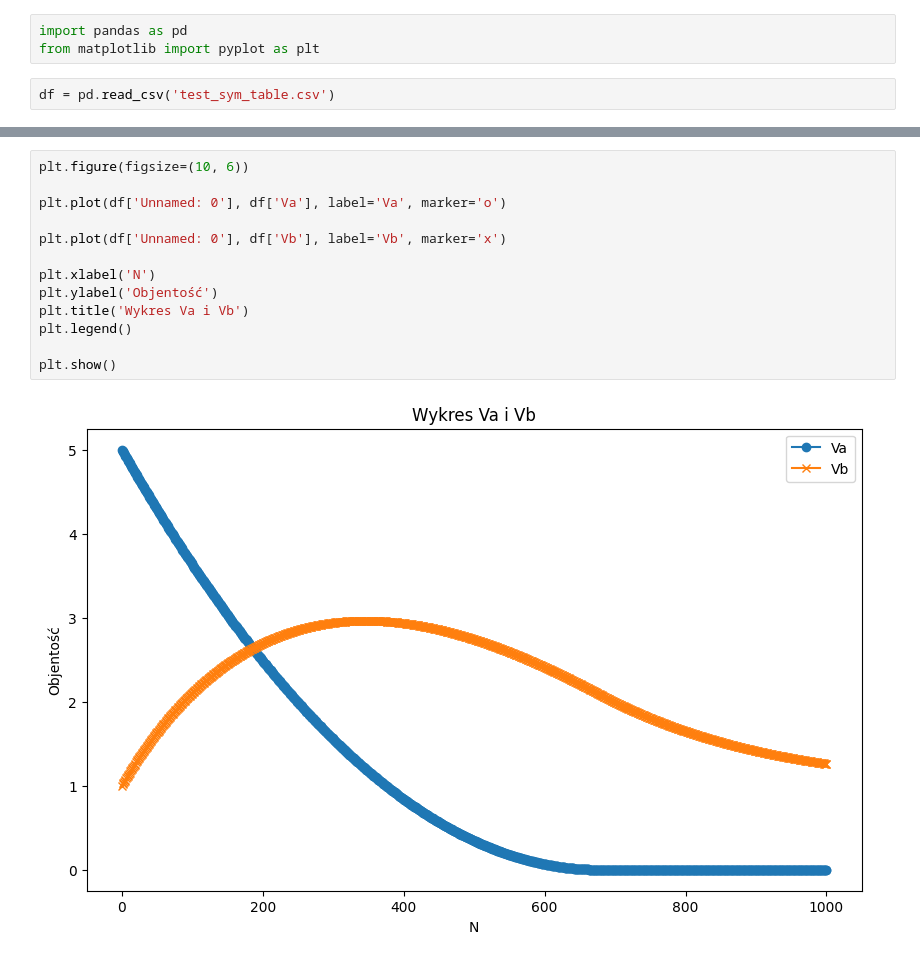
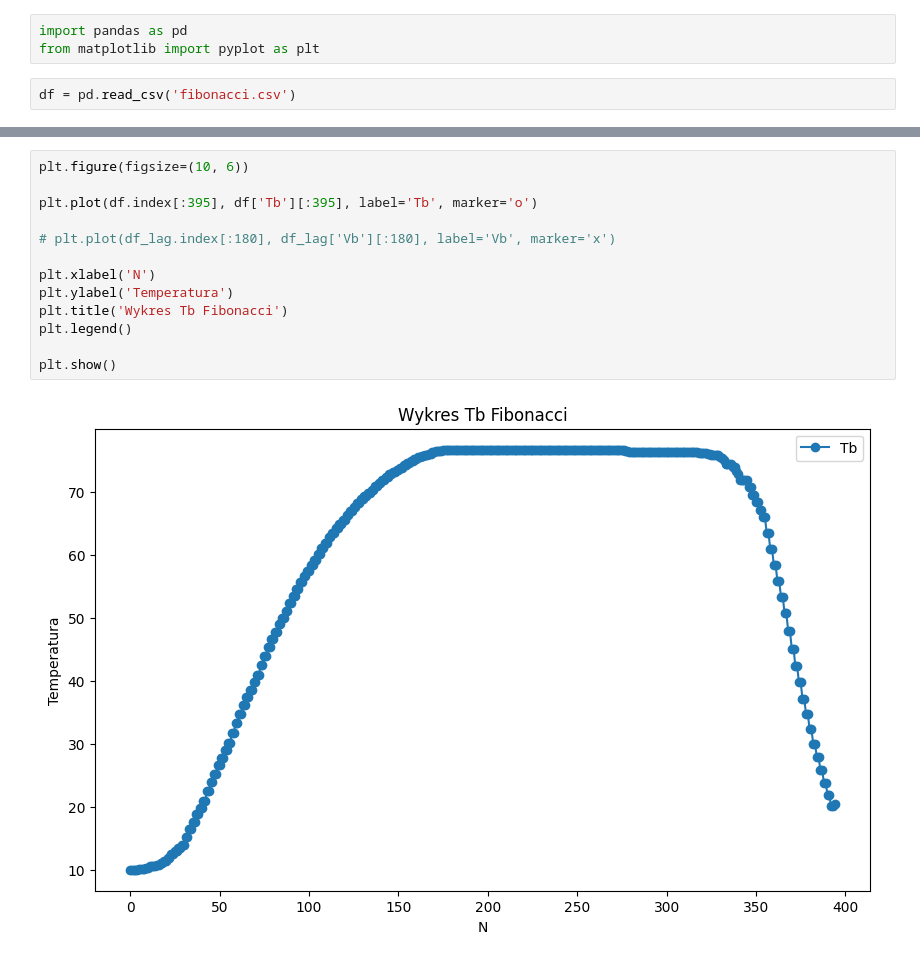
Before and after one commit to MKuzera/Optymalizacja-Projekt1, a Jupyter notebook: Optymalizacja1/draw.ipynb, the cells around one changed output, grey strips where cells are left out. Drawn from its saved outputs; the diff is of its cells as text.

Commit message:
draw plots

```diff
--- a/Optymalizacja1/draw.ipynb
+++ b/Optymalizacja1/draw.ipynb
@@ -2,4 +2,4 @@
 import pandas as pd
 from matplotlib import pyplot as plt
 # %%
-df = pd.read_csv('test_sym_table.csv')
+df = pd.read_csv('fibonacci.csv')
@@ -22,15 +69,15 @@ df
 # %%
 plt.figure(figsize=(10, 6))
 
-plt.plot(df['Unnamed: 0'], df['Va'], label='Va', marker='o')
+plt.plot(df.index[:395], df['Tb'][:395], label='Tb', marker='o')
 
-plt.plot(df['Unnamed: 0'], df['Vb'], label='Vb', marker='x')
+# plt.plot(df_lag.index[:180], df_lag['Vb'][:180], label='Vb', marker='x')
 
 plt.xlabel('N')
-plt.ylabel('Objentość')
-plt.title('Wykres Va i Vb')
+plt.ylabel('Temperatura')
+plt.title('Wykres Tb Fibonacci')
 plt.legend()
 
 plt.show()
 # %% [output]
-[figure, old version]
+[figure, new version]
```
Also changed, not shown: parts of 5 cells of this notebook, 2 other files.
